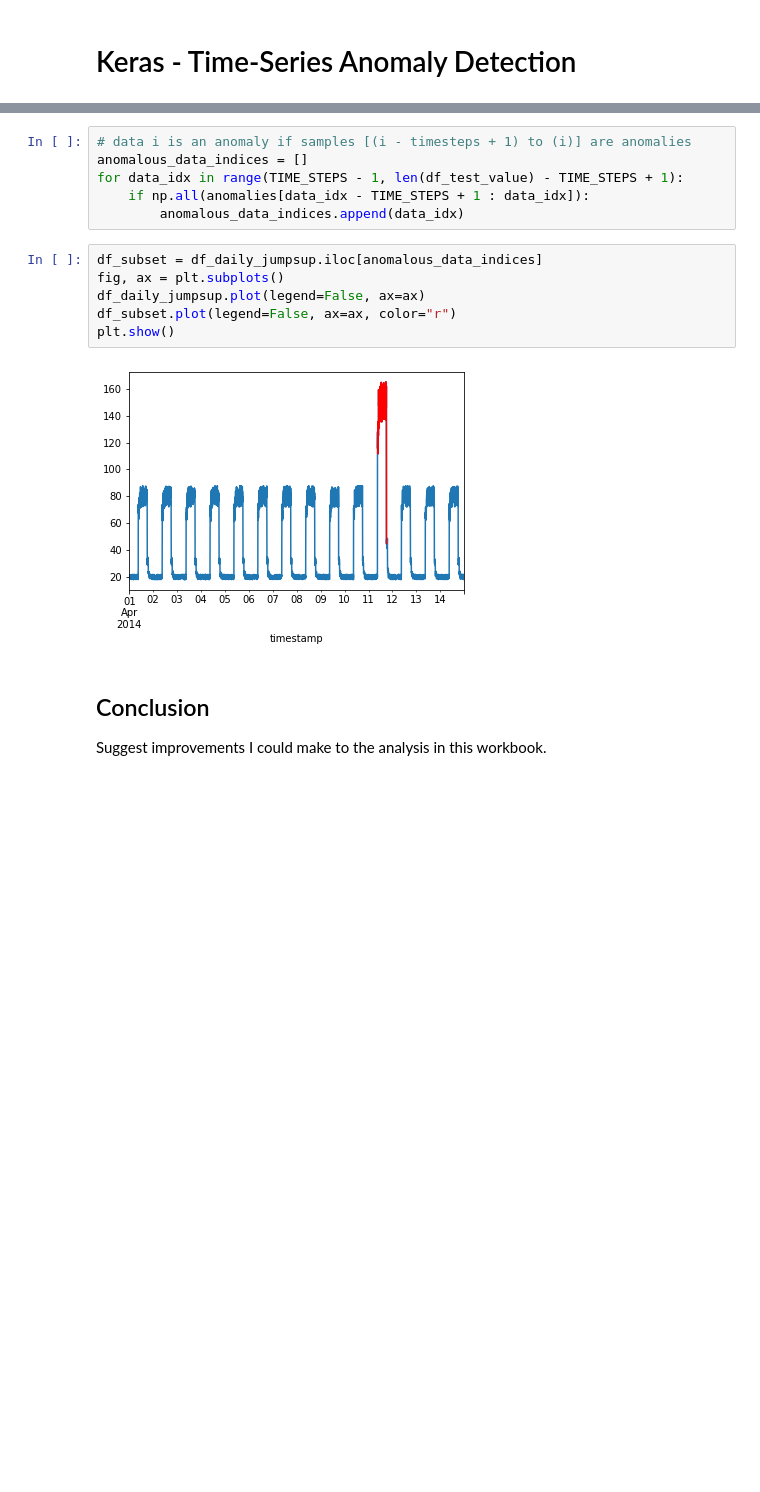
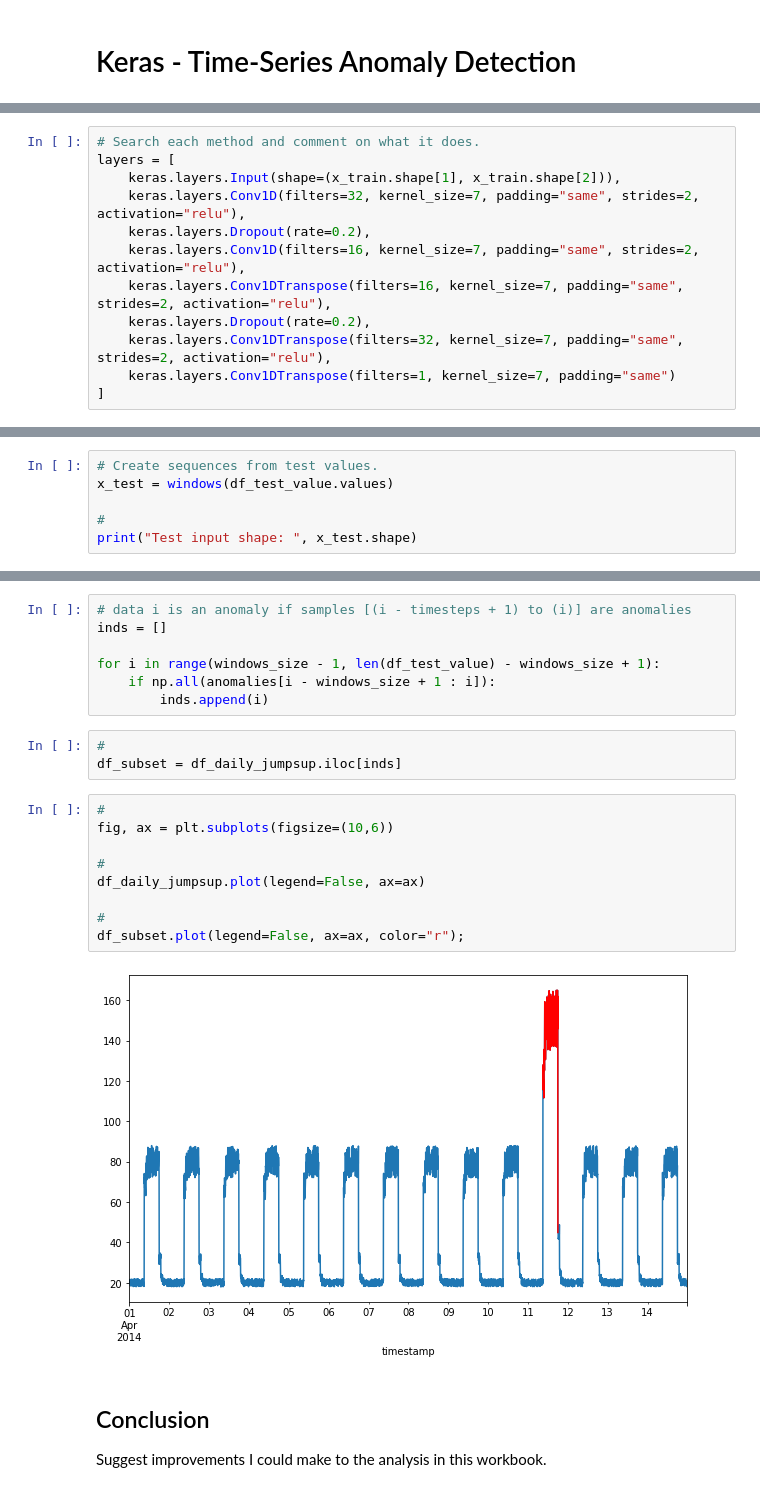
Before and after one commit to RYANCOX00/mach_stats_coursework, a Jupyter notebook: keras_time_anomaly.ipynb, the cells around one changed output, grey strips where cells are left out. Drawn from its saved outputs; the diff is of its cells as text; blank space fills up the shorter version.

```diff
--- a/keras_time_anomaly.ipynb
+++ b/keras_time_anomaly.ipynb
@@ -91 +193,13 @@ Training input shape:  (3745, 288, 1)
+# %%
+# Search each method and comment on what it does.
+layers = [
+    keras.layers.Input(shape=(x_train.shape[1], x_train.shape[2])),
+    keras.layers.Conv1D(filters=32, kernel_size=7, padding="same", strides=2, activation="relu"),
+    keras.layers.Dropout(rate=0.2),
+    keras.layers.Conv1D(filters=16, kernel_size=7, padding="same", strides=2, activation="relu"),
+    keras.layers.Conv1DTranspose(filters=16, kernel_size=7, padding="same", strides=2, activation="relu"),
+    keras.layers.Dropout(rate=0.2),
+    keras.layers.Conv1DTranspose(filters=32, kernel_size=7, padding="same", strides=2, activation="relu"),
+    keras.layers.Conv1DTranspose(filters=1, kernel_size=7, padding="same")
+]
 # %%
@@ -237,0 +324,6 @@ Indices of anomaly samples:  (array([ 789,  795, 1652, 1653, 1654, 1658, 1659, 1
+# %%
+# Create sequences from test values.
+x_test = windows(df_test_value.values)
+
+#
+print("Test input shape: ", x_test.shape)
@@ -238,17 +362,24 @@ Indices of anomaly samples:  (array([ 789,  795, 1652, 1653, 1654, 1658, 1659, 1
 # %%
 # data i is an anomaly if samples [(i - timesteps + 1) to (i)] are anomalies
-anomalous_data_indices = []
-for data_idx in range(TIME_STEPS - 1, len(df_test_value) - TIME_STEPS + 1):
-    if np.all(anomalies[data_idx - TIME_STEPS + 1 : data_idx]):
-        anomalous_data_indices.append(data_idx)
+inds = []
+
+for i in range(windows_size - 1, len(df_test_value) - windows_size + 1):
+    if np.all(anomalies[i - windows_size + 1 : i]):
+        inds.append(i)
+# %%
+#
+df_subset = df_daily_jumpsup.iloc[inds]
 # %%
-df_subset = df_daily_jumpsup.iloc[anomalous_data_indices]
-fig, ax = plt.subplots()
+#
+fig, ax = plt.subplots(figsize=(10,6))
+
+#
 df_daily_jumpsup.plot(legend=False, ax=ax)
-df_subset.plot(legend=False, ax=ax, color="r")
-plt.show()
+
+#
+df_subset.plot(legend=False, ax=ax, color="r");
 # %% [output]
-[figure, old version]
+[figure, new version]
 # %% [markdown]
 ## Conclusion
 
```
Also changed, not shown: parts of 49 cells of this notebook.
